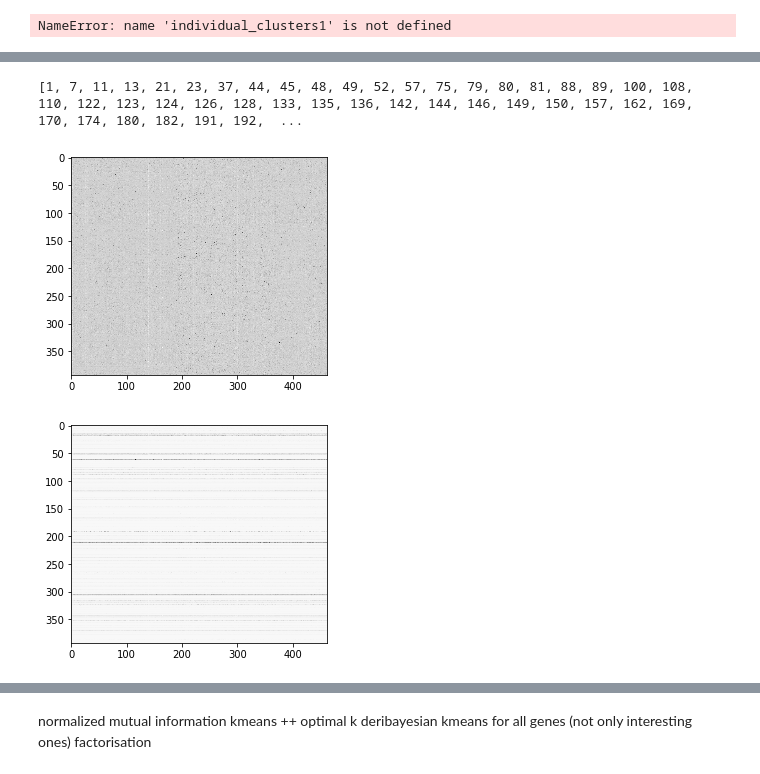
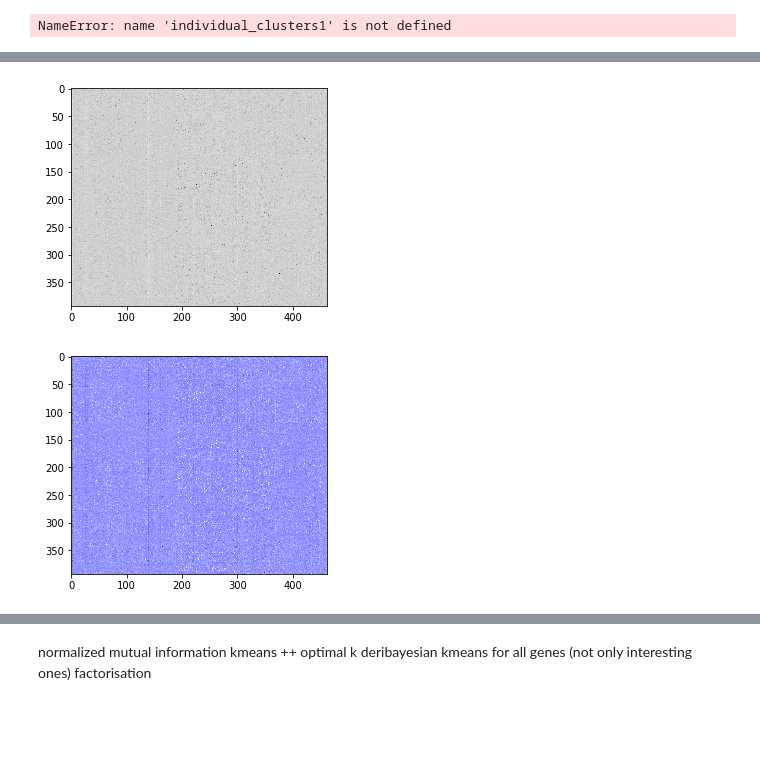
Before and after one commit to adespi/link_epi_to_expr, a Jupyter notebook: tests_before_create_graph.ipynb, the cells around one changed output, grey strips where cells are left out. Cells and saved outputs as stored; diff of their text form; code cells hidden in the pictures; blank space fills up the shorter version.

```diff
--- a/tests_before_create_graph.ipynb
+++ b/tests_before_create_graph.ipynb
@@ -526,23 +526,2 @@ Index(['LHX4', 'HOXB9', 'NR5A1', 'TFCP2L1', 'POU6F1', 'ARX', 'SP1', 'GLIS3',
 # %% [markdown]
 ## Determine cut_off (where modularity is biggest)
-# %%
-modularity={}
-for cutoff in range(1,20000):
-    if cutoff%1000==0:
-        print(cutoff)
-    G = nx.from_numpy_matrix((nbr_signif_corr.values>cutoff) | np.transpose(nbr_signif_corr.values>cutoff))
-
-    #draw_adjacency_matrix(G)
-    # Run louvain community finding algorithm
-    louvain_community_dict = community.best_partition(G)
-
-    # Convert community assignmet dict into list of communities
-    louvain_comms = defaultdict(list)
-    for node_index, comm_id in louvain_community_dict.items():
-        louvain_comms[comm_id].append(node_index)
-    louvain_comms = louvain_comms.values()
-
-    nodes_louvain_ordered = [node for comm in louvain_comms for node in comm]
-    #draw_adjacency_matrix(G, nodes_louvain_ordered, [louvain_comms], ["red"])
-
-    modularity[cutoff]= [cutoff,community.modularity(louvain_community_dict,G)]
@@ -828,8 +794,3 @@ for x in range(len(gene_expr.index)):
     line=np.where(gene_info.values[:,0]==gene_expr.index[x])
     gene_expr.rename(index={gene_expr.index[x]:gene_info.values[line[0][0],5]}, inplace=True)
     #gene_expr.index[x]=gene_info.values[,5]
-# %%
-individuals_sorted_ward=sorted(range(len(ward.labels_)), key=lambda k: ward.labels_[k])
-print(individuals_sorted_ward)
-# %% [output]
-[1, 7, 11, 13, 21, 23, 37, 44, 45, 48, 49, 52, 57, 75, 79, 80, 81, 88, 89, 100, 108, 110, 122, 123, 124, 126, 128, 133, 135, 136, 142, 144, 146, 149, 150, 157, 162, 169, 170, 174, 180, 182, 191, 192,  ...
@@ -838,16 +797,16 @@ gene
 # %%
 x=gene_expr.values
 x=np.transpose(np.transpose(x)-x.mean(axis=1))
 x=np.transpose(np.transpose(x)/x.std(axis=1))
 pyplot.imshow(x,
               cmap="Greys",
               interpolation="none")
 plt.show()
 pyplot.imshow(gene_expr.values,
-              cmap="Greys",
+              cmap="bwr",
               interpolation="none")
 plt.show()
 gene_expr=pd.DataFrame(x,columns=gene_expr.columns,index=gene_expr.index)
 # %% [output]
 [figure]
-[figure, old version]
+[figure, new version]
```
Also changed, not shown: parts of 43 cells of this notebook.
